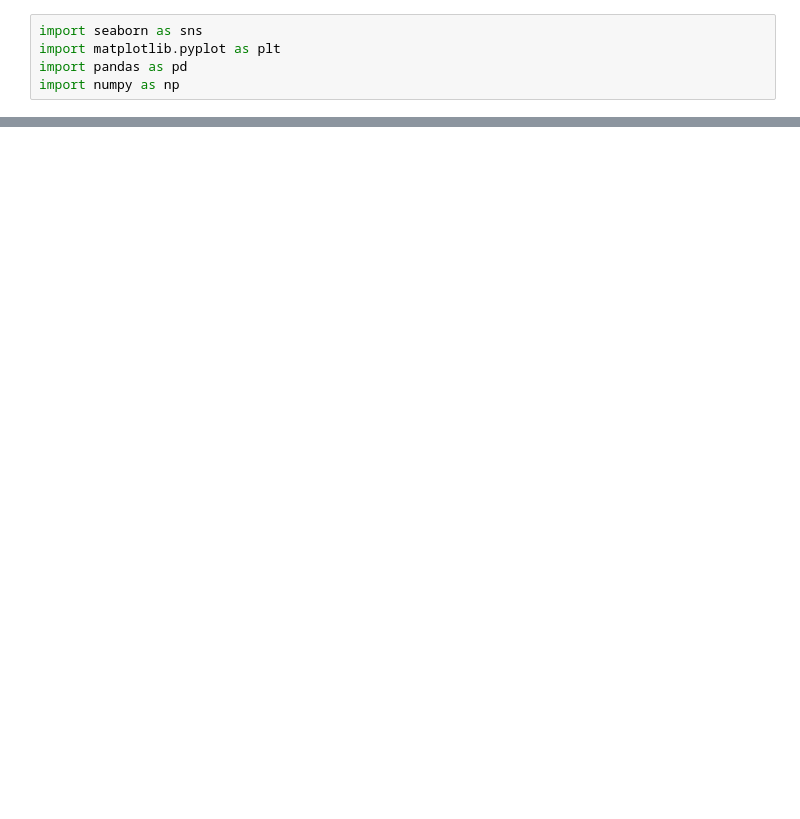
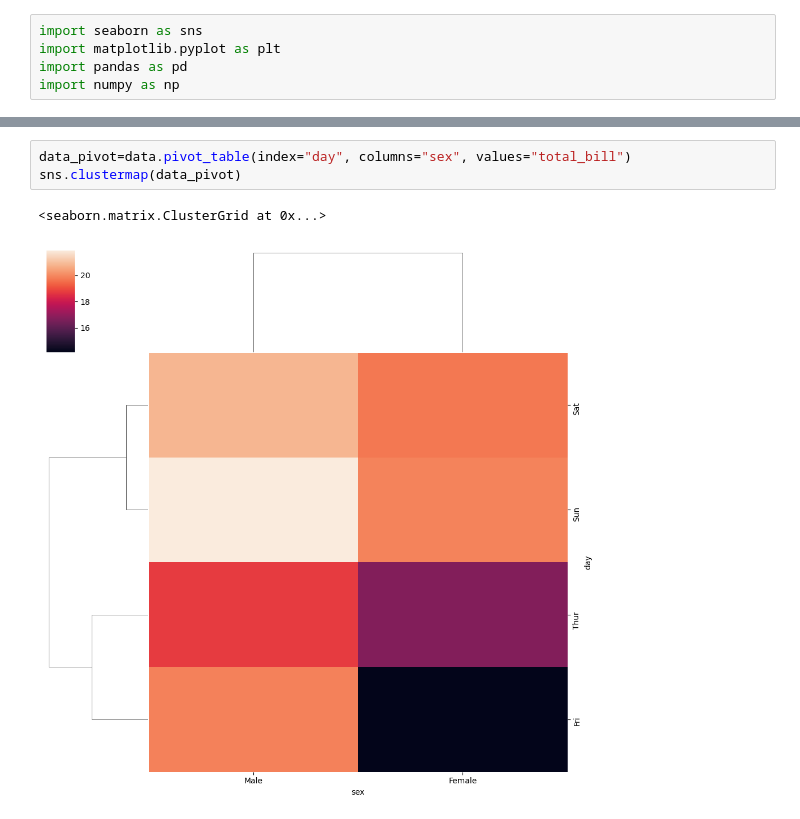
Before and after one commit to MithunKumarRajak/Machine-Learning, a Jupyter notebook: Seaborn/Matrix_plots.ipynb, the cells around one changed output, grey strips where cells are left out. Cells and saved outputs as stored; diff of their text form; blank space fills up the shorter version.

```diff
--- a/Seaborn/Matrix_plots.ipynb
+++ b/Seaborn/Matrix_plots.ipynb
@@ -19,0 +107,6 @@ data.sample(2)
+# %%
+data_pivot=data.pivot_table(index="day", columns="sex", values="total_bill")
+sns.clustermap(data_pivot)
+# %% [output]
+<seaborn.matrix.ClusterGrid at 0x...>
+[figure, added]
```
Also changed, not shown: parts of 16 cells of this notebook.
